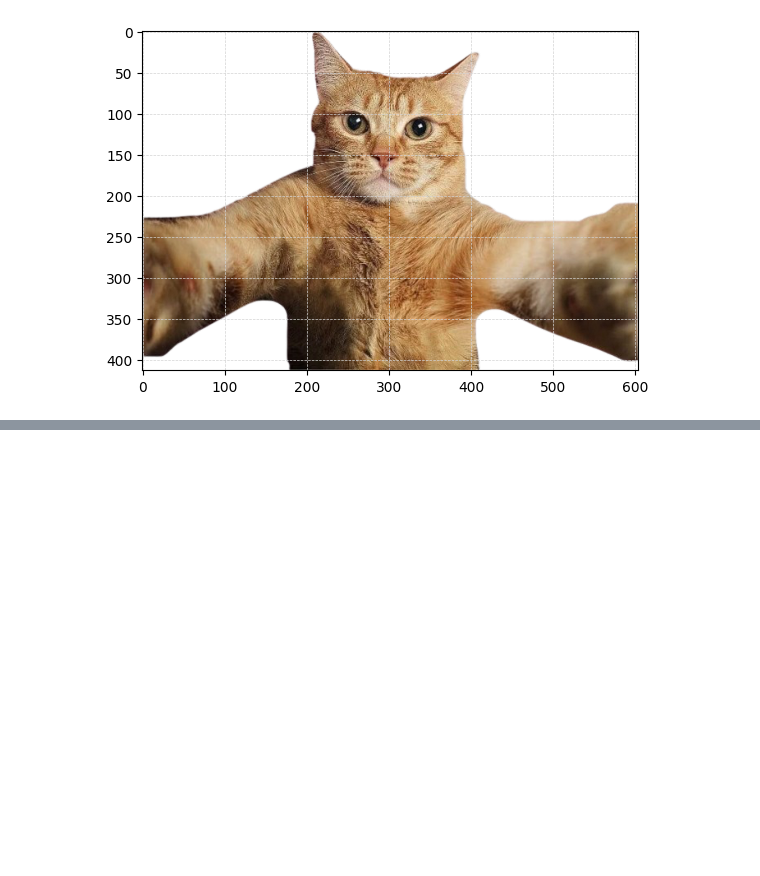
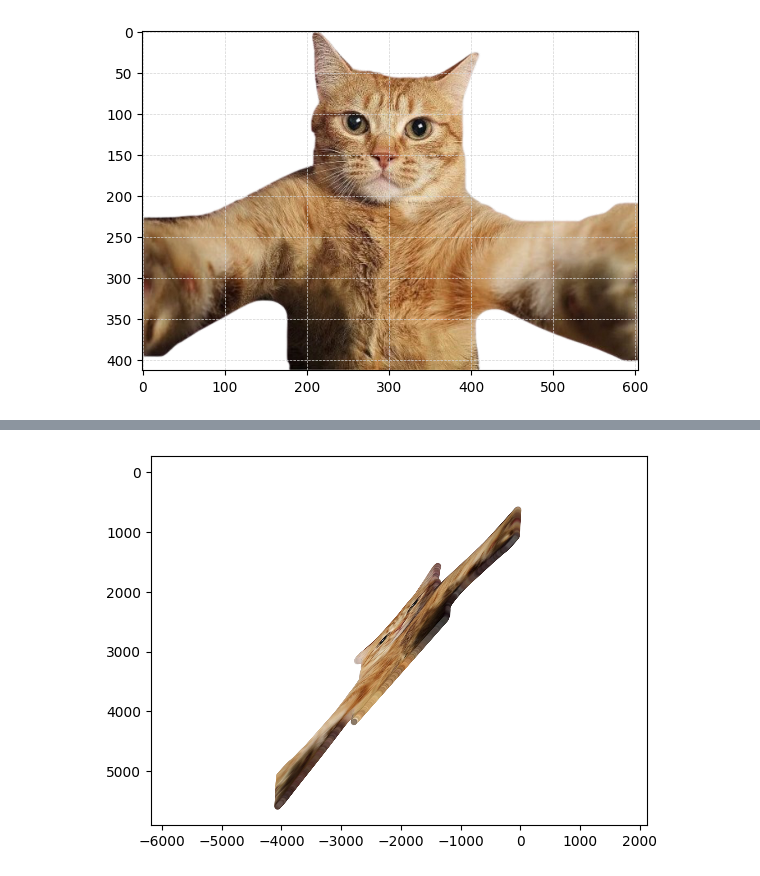
Before and after one commit to AlonaNazarenko/ala-lab1-nazarenko-alona, a Jupyter notebook: lab1.ipynb, the cells around one changed output, grey strips where cells are left out. Saved outputs shown, nothing was run; the diff lists cells and outputs as text; code cells hidden in the pictures; blank space fills up the shorter version.

```diff
--- a/lab1.ipynb
+++ b/lab1.ipynb
@@ -130,0 +127,4 @@ vizualization_2d(reflection(k, 1, 1))
+# %%
+vizualization_2d(m)
+# %% [output]
+[figure, added]
```
Also changed, not shown: parts of 27 cells of this notebook, 32 other files.
